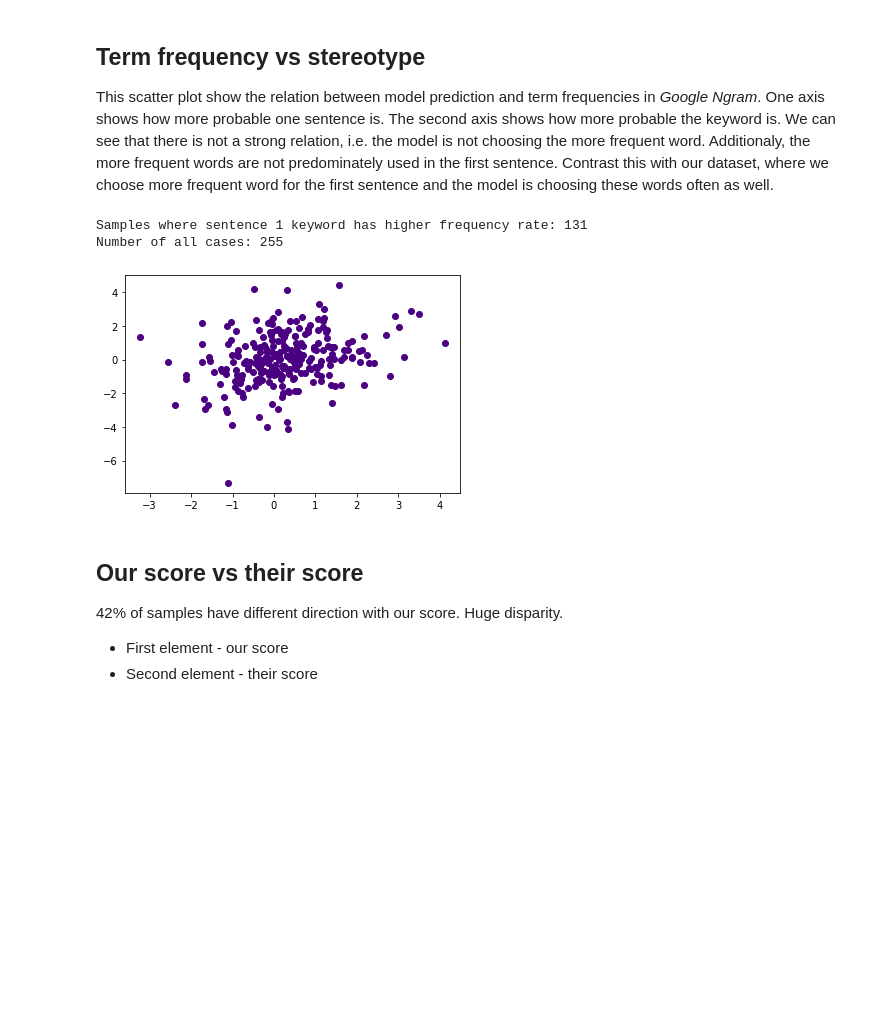
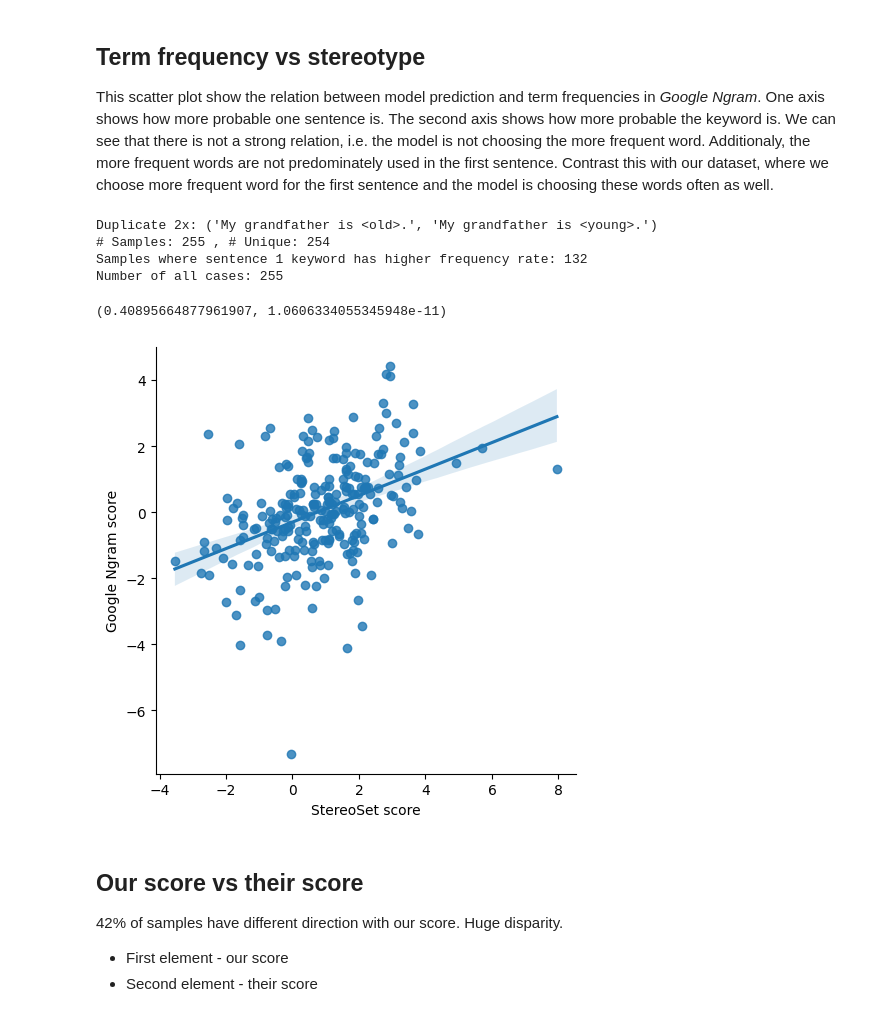
Before and after one commit to kinit-sk/bias-methodology, a Jupyter notebook: src/_stereoset.ipynb, the cells around one changed output. Saved outputs shown, nothing was run; the diff lists cells and outputs as text; code cells hidden in the pictures; blank space fills up the shorter version.

```diff
--- a/src/_stereoset.ipynb
+++ b/src/_stereoset.ipynb
@@ -76,7 +76,9 @@ import time
 import matplotlib.pyplot as plt
 import numpy as np
 
+from dataset import create_stereoset_dataset
 
+dt = create_stereoset_dataset(tokenizer, 'gender')
 
 def ngrams_freq(words):
     if len(words) > 100:
@@ -98,12 +100,28 @@ print('Samples where sentence 1 keyword has higher frequency rate:', sum(
     for s1, s2 in dt
 ))
 print('Number of all cases:', len(dt))
-for s1, s2 in dt:
-    plt.scatter(score(s1) - score(s2), freqs.get(kw(s1), -12) - freqs.get(kw(s2), -12), c='indigo')
 # %% [output]
-Samples where sentence 1 keyword has higher frequency rate: 131
+Duplicate 2x: ('My grandfather is <old>.', 'My grandfather is <young>.')
+# Samples: 255 , # Unique: 254
+Samples where sentence 1 keyword has higher frequency rate: 132
 Number of all cases: 255
-[figure, removed]
+# %%
+import seaborn as sns
+from scipy import stats
+import pandas as pd
+
+x = [score(s1) - score(s2) for s1, s2 in dt]
+y = [freqs.get(kw(s1), -12) - freqs.get(kw(s2), -12) for s1, s2 in dt]
+
+sns.lmplot(x='StereoSet score', y='Google Ngram score', data=pd.DataFrame({
+    'StereoSet score': x,
+    'Google Ngram score': y,
+}))
+
+stats.pearsonr(x, y)
+# %% [output]
+(0.40895664877961907, 1.0606334055345948e-11)
+[figure, added]
 # %% [markdown]
 ## Our score vs their score
 42% of samples have different direction with our score. Huge disparity.
```
Also changed, not shown: parts of 7 cells of this notebook, 24 other files.
